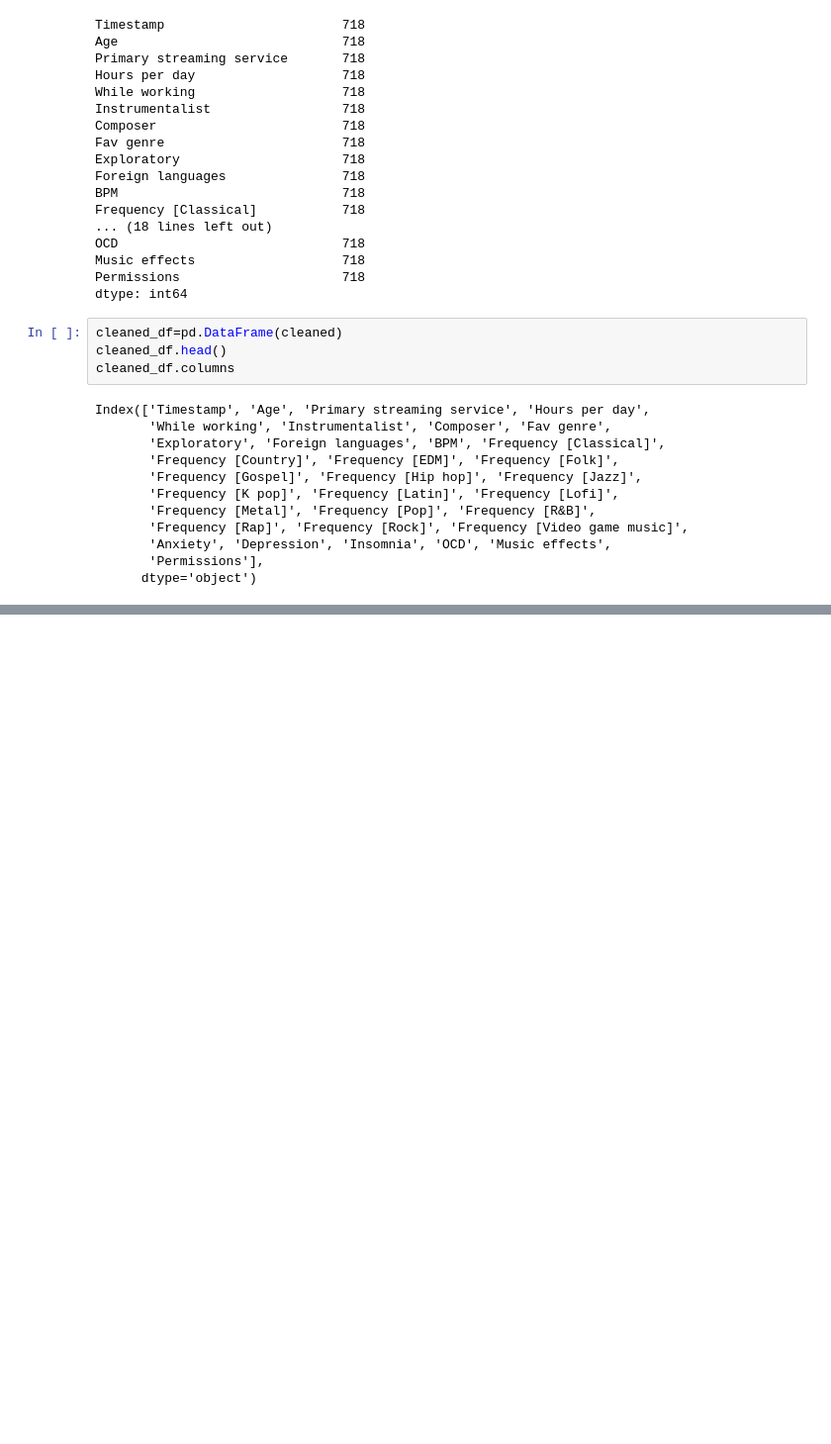
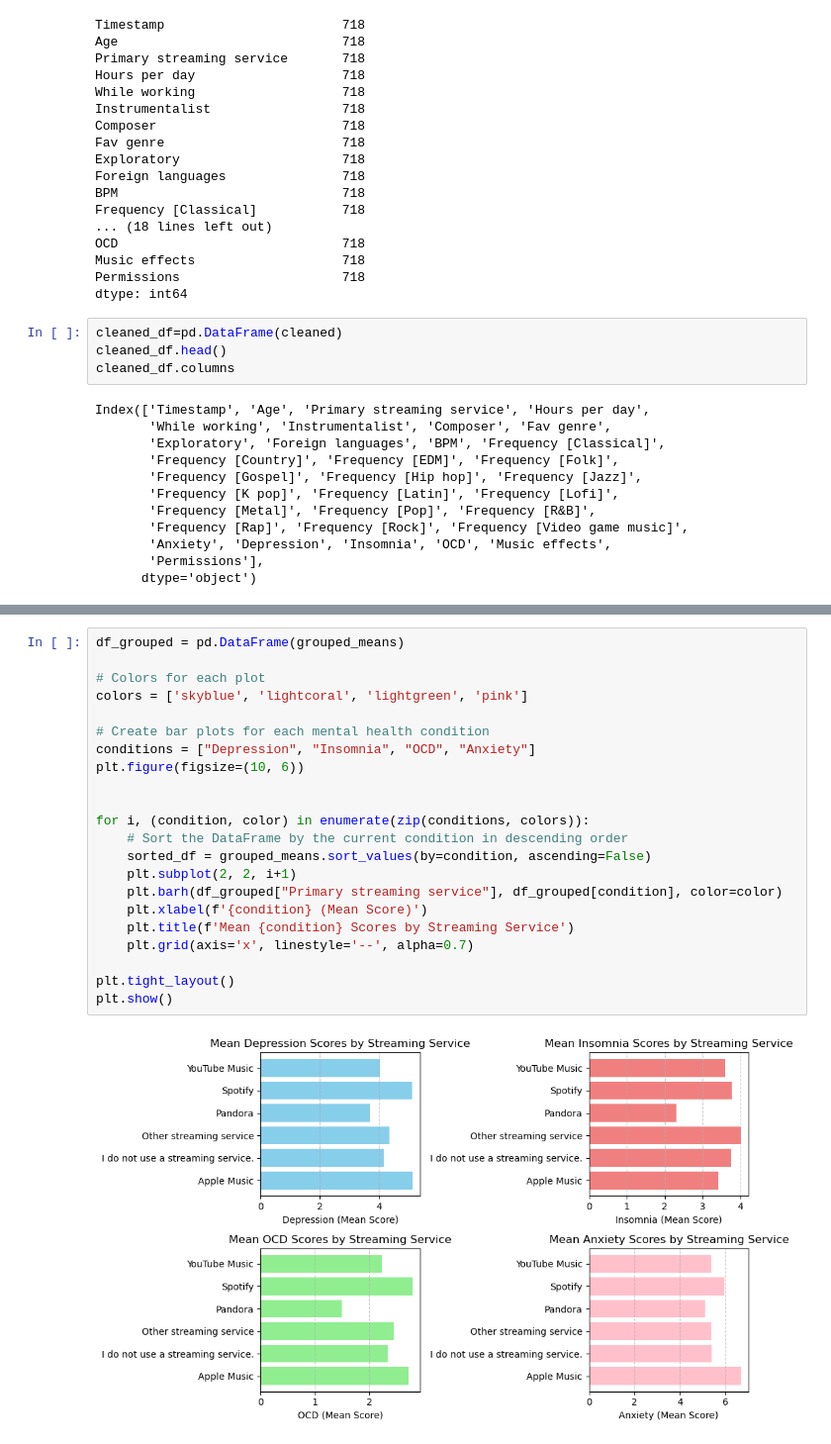
Before and after one commit to hopkinsbowman78/music_and_mental_health, a Jupyter notebook: Khalia/Khalias_Notebook.ipynb, the cells around one changed output, grey strips where cells are left out. Shown: that part at 99% size. Cells and saved outputs as stored; diff of their text form; blank space fills up the shorter version.

```diff
--- a/Khalia/Khalias_Notebook.ipynb
+++ b/Khalia/Khalias_Notebook.ipynb
@@ -83,0 +84,24 @@ grouped_means
+# %%
+df_grouped = pd.DataFrame(grouped_means)
+
+# Colors for each plot
+colors = ['skyblue', 'lightcoral', 'lightgreen', 'pink']
+
+# Create bar plots for each mental health condition
+conditions = ["Depression", "Insomnia", "OCD", "Anxiety"]
+plt.figure(figsize=(10, 6))
+
+
+for i, (condition, color) in enumerate(zip(conditions, colors)):
+    # Sort the DataFrame by the current condition in descending order
+    sorted_df = grouped_means.sort_values(by=condition, ascending=False)
+    plt.subplot(2, 2, i+1)
+    plt.barh(df_grouped["Primary streaming service"], df_grouped[condition], color=color)
+    plt.xlabel(f'{condition} (Mean Score)')
+    plt.title(f'Mean {condition} Scores by Streaming Service')
+    plt.grid(axis='x', linestyle='--', alpha=0.7)
+
+plt.tight_layout()
+plt.show()
+# %% [output]
+[figure, added]
```
Also changed, not shown: parts of 3 cells of this notebook.
